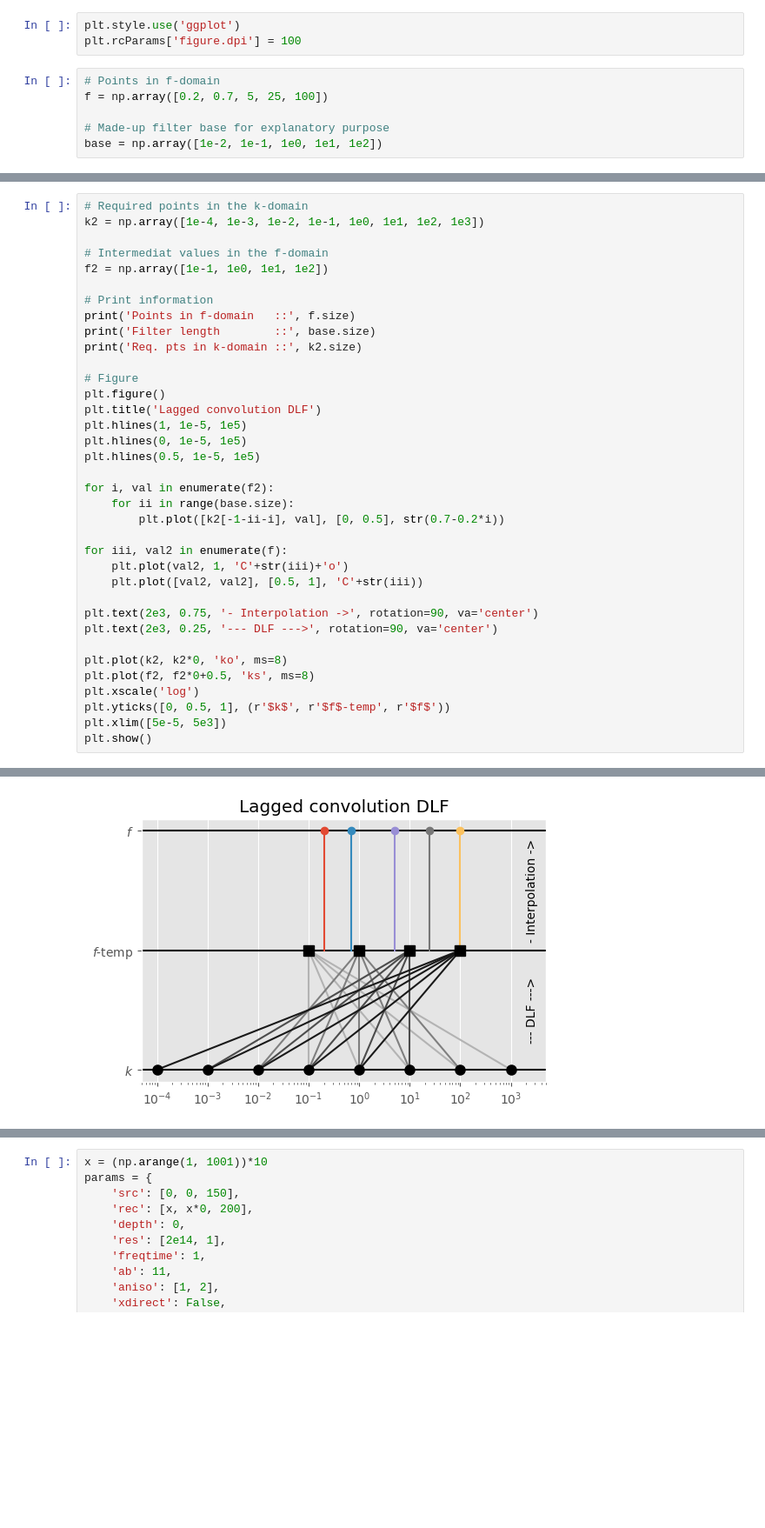
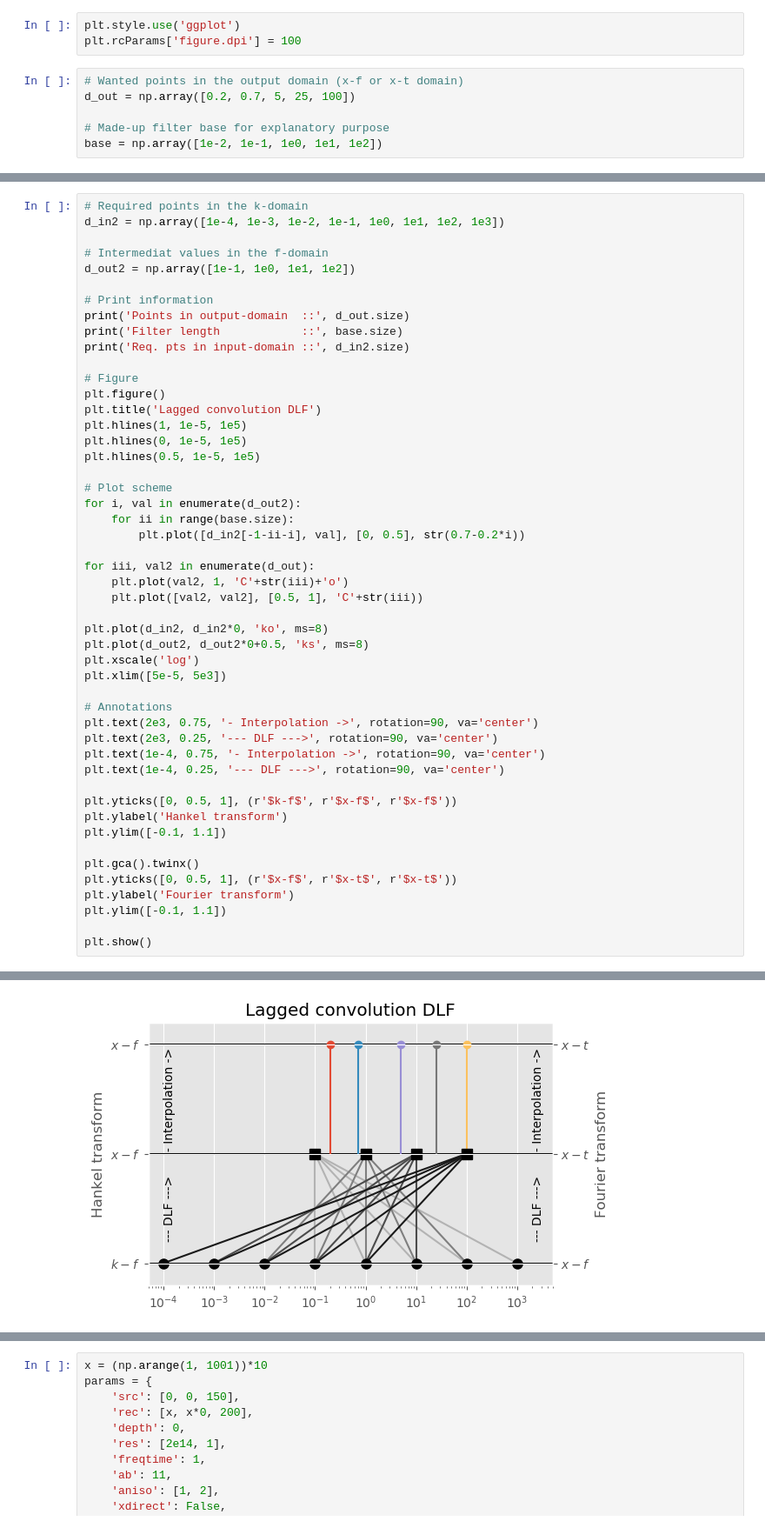
Before and after one commit to emsig/empymod-examples, a Jupyter notebook: 7a_DLF-Standard-Lagged-Splined.ipynb, the cells around one changed output, grey strips where cells are left out. Shown at 87% size. Drawn from its saved outputs; the diff is of its cells as text; blank space fills up the shorter version.

```diff
--- a/7a_DLF-Standard-Lagged-Splined.ipynb
+++ b/7a_DLF-Standard-Lagged-Splined.ipynb
@@ -20,8 +20,8 @@ from empymod import filters
 plt.style.use('ggplot')
 plt.rcParams['figure.dpi'] = 100
 # %%
-# Points in f-domain
-f = np.array([0.2, 0.7, 5, 25, 100])
+# Wanted points in the output domain (x-f or x-t domain)
+d_out = np.array([0.2, 0.7, 5, 25, 100])
 
 # Made-up filter base for explanatory purpose
 base = np.array([1e-2, 1e-1, 1e0, 1e1, 1e2])
@@ -99,15 +111,15 @@ For the **Fourier transform**, use these parameters in `empymod.dipole` or `empy
     ftarg = {'pts_per_dec': None}  # Default
 # %%
 # Required points in the k-domain
-k2 = np.array([1e-4, 1e-3, 1e-2, 1e-1, 1e0, 1e1, 1e2, 1e3])
+d_in2 = np.array([1e-4, 1e-3, 1e-2, 1e-1, 1e0, 1e1, 1e2, 1e3])
 
 # Intermediat values in the f-domain
-f2 = np.array([1e-1, 1e0, 1e1, 1e2])
+d_out2 = np.array([1e-1, 1e0, 1e1, 1e2])
 
 # Print information
-print('Points in f-domain   ::', f.size)
-print('Filter length        ::', base.size)
-print('Req. pts in k-domain ::', k2.size)
+print('Points in output-domain  ::', d_out.size)
+print('Filter length            ::', base.size)
+print('Req. pts in input-domain ::', d_in2.size)
 
 # Figure
 plt.figure()
@@ -116,21 +128,34 @@ plt.hlines(1, 1e-5, 1e5)
 plt.hlines(0, 1e-5, 1e5)
 plt.hlines(0.5, 1e-5, 1e5)
 
-for i, val in enumerate(f2):
+# Plot scheme
+for i, val in enumerate(d_out2):
     for ii in range(base.size):
-        plt.plot([k2[-1-ii-i], val], [0, 0.5], str(0.7-0.2*i))
+        plt.plot([d_in2[-1-ii-i], val], [0, 0.5], str(0.7-0.2*i))
 
-for iii, val2 in enumerate(f):
+for iii, val2 in enumerate(d_out):
     plt.plot(val2, 1, 'C'+str(iii)+'o')
     plt.plot([val2, val2], [0.5, 1], 'C'+str(iii))
 
+plt.plot(d_in2, d_in2*0, 'ko', ms=8)
+plt.plot(d_out2, d_out2*0+0.5, 'ks', ms=8)
+plt.xscale('log')
+plt.xlim([5e-5, 5e3])
+
+# Annotations
 plt.text(2e3, 0.75, '- Interpolation ->', rotation=90, va='center')
 plt.text(2e3, 0.25, '--- DLF --->', rotation=90, va='center')
+plt.text(1e-4, 0.75, '- Interpolation ->', rotation=90, va='center')
+plt.text(1e-4, 0.25, '--- DLF --->', rotation=90, va='center')
 
-plt.plot(k2, k2*0, 'ko', ms=8)
-plt.plot(f2, f2*0+0.5, 'ks', ms=8)
-plt.xscale('log')
-plt.yticks([0, 0.5, 1], (r'$k$', r'$f$-temp', r'$f$'))
-plt.xlim([5e-5, 5e3])
+plt.yticks([0, 0.5, 1], (r'$k-f$', r'$x-f$', r'$x-f$'))
+plt.ylabel('Hankel transform')
+plt.ylim([-0.1, 1.1])
+
+plt.gca().twinx()
+plt.yticks([0, 0.5, 1], (r'$x-f$', r'$x-t$', r'$x-t$'))
+plt.ylabel('Fourier transform')
+plt.ylim([-0.1, 1.1])
+
 plt.show()
 # %% [output]
@@ -140,4 +165,4 @@ Req. pts in k-domain :: 8
-[figure, old version]
+[figure, new version]
 # %% [markdown]
 ## Splined DLF
 
```
Also changed, not shown: parts of 11 cells of this notebook.
